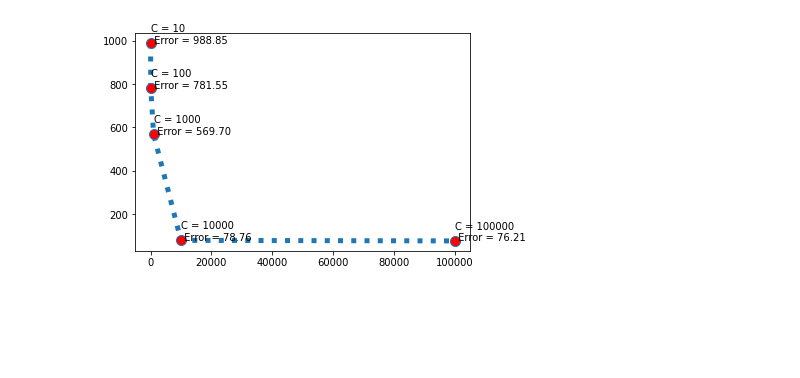
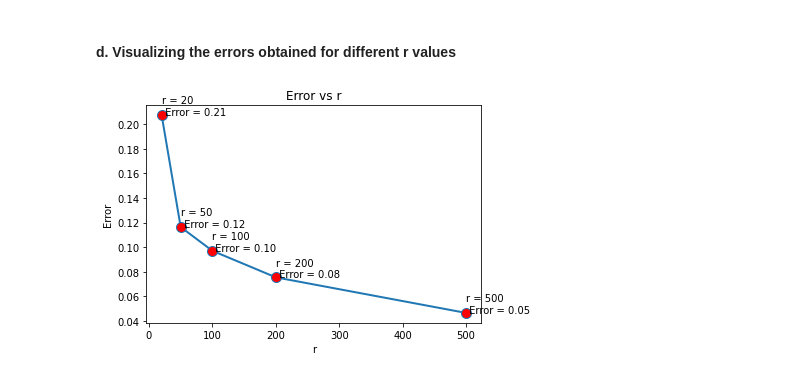
Before and after one commit to jaydbendre/STA243, a Jupyter notebook: homework-1.ipynb, the cells around one changed output. Saved outputs shown, nothing was run; the diff lists cells and outputs as text; code cells hidden in the pictures; blank space fills up the shorter version.

```diff
--- a/homework-1.ipynb
+++ b/homework-1.ipynb
@@ -63,7 +68,0 @@ def mul_error(approximate, actual):
-# %%
-# Generating A & B
-A = np.matrix(np.array(range(1,101)).reshape(10,10))
-B = np.matrix(np.array(range(100,0,-1)).reshape(10,10))
-
-# Showing A and B
-print("A : \n {} \nB : \n {}".format(A,B))
@@ -100,0 +71,25 @@ for c in C:
+# %%
+# Calling the functions required
+
+# Checking for various columns mentioned in the question
+r = [20,50,100,200,500]
+
+errors = []
+actual = A @ B
+# Non-uniform sampling
+for col_val in r:
+    approximate = randomized_matrix_mul(A,B,r = col_val, sampling_type = 'non-uniform')
+    e = mul_error(approximate, actual,A,B)
+    errors.append(e)
+
+# importing the required libraries
+from texttable import Texttable
+table = Texttable()
+
+table.set_cols_dtype(['f', 'f'])
+
+x = [['Rank', 'Error']] + [[r[i], errors[i]] for i in range(len(errors))]
+table.add_rows(x)
+print(table.draw())
+# for col_val,error in zip(r,errors):
+#     print('For r = {} the error is {}'.format(col_val,error))
@@ -101,10 +110,14 @@ for c in C:
+# %% [markdown]
+#### d. Visualizing the errors obtained for different r values
 # %%
 # Visualizing the errors obtained from the random multiplication
-plt.plot(C, errors, ls = ':', lw = 5, marker = 'o',
+plt.plot(r, errors, ls = '-', lw = 2, marker = 'o',
          markersize = 10,
          markerfacecolor = 'red', label = 'Non-uniform sampling')
-
-for i in range(len(C)):
-    plt.annotate("C = {} \n Error = {:.2f}".format(C[i],errors[i]), (C[i] + 100, errors[i]))
+plt.xlabel('r')
+plt.ylabel('Error')
+plt.title('Error vs r')
+for i in range(len(r)):
+    plt.annotate("r = {} \n Error = {:.2f}".format(r[i],errors[i]), (r[i], errors[i]))
 # %% [output]
-[figure, old version]
+[figure, new version]
```
Also changed, not shown: parts of 16 cells of this notebook, 3 other files.
